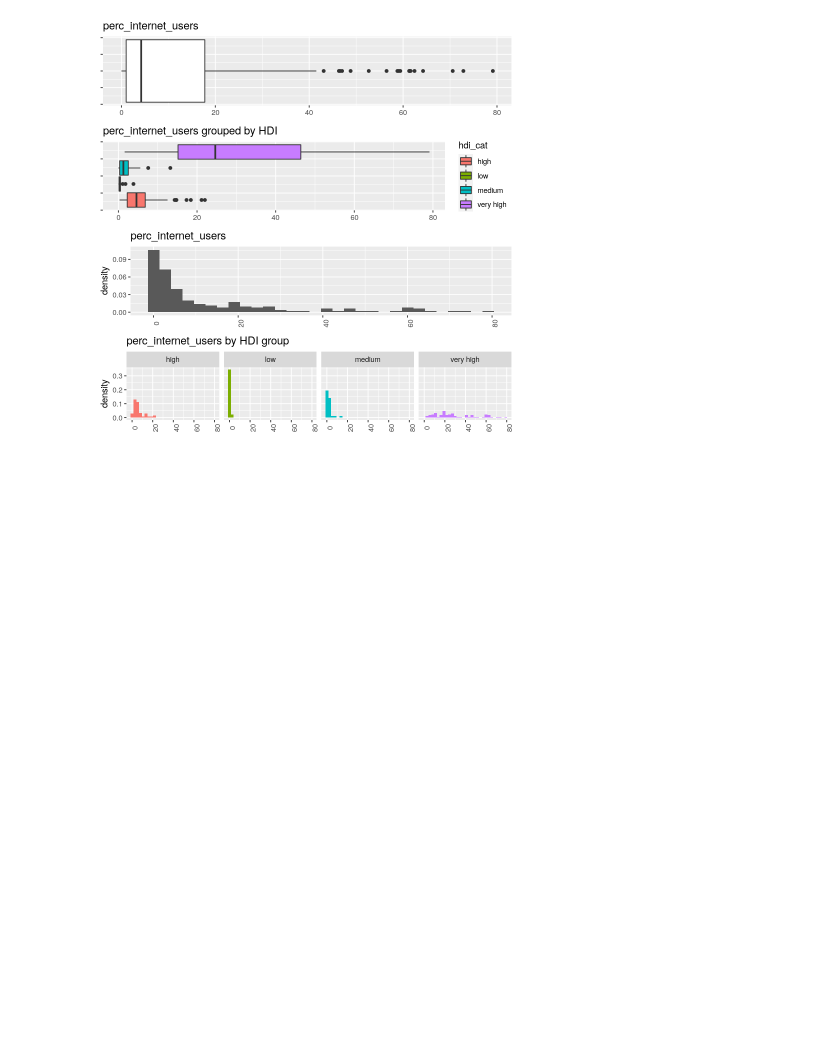
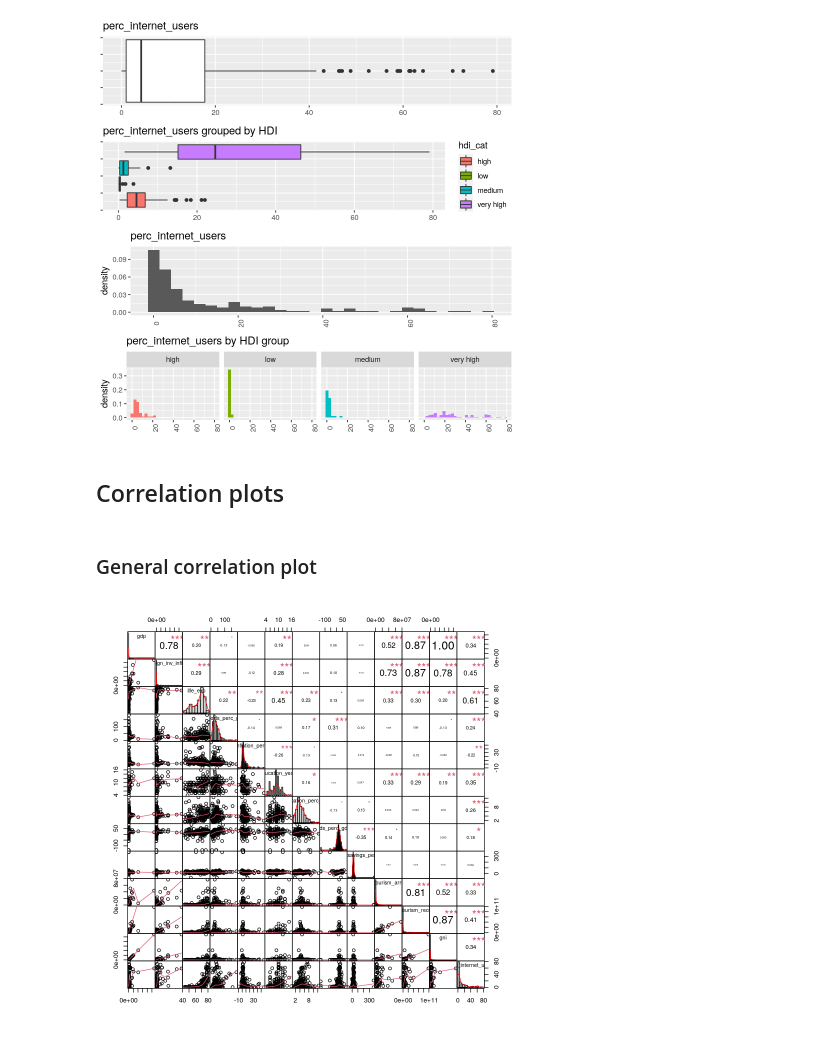
Before and after one commit to dreth/UC3MStatisticalLearning, a Jupyter notebook: EDA.ipynb, the cells around one changed output. Saved outputs shown, nothing was run; the diff lists cells and outputs as text; code cells hidden in the pictures; blank space fills up the shorter version.

Commit message:
a few more plots

```diff
--- a/EDA.ipynb
+++ b/EDA.ipynb
@@ -265,3 +287,12 @@ Warning message in if (hist == "default") {:
 Warning message in if (density == "default") {:
 “the condition has length > 1 and only the first element will be used”
 [figure]
+# %% [markdown]
+## Correlation plots
+# %% [markdown]
+### General correlation plot
+# %%
+pa <- df %>% dplyr::select(cols)
+chart.Correlation(pa, histogram=TRUE, pch=19, method="pearson")
+# %% [output]
+[figure, added]
```
Also changed, not shown: parts of 11 cells of this notebook, 1 other file.
